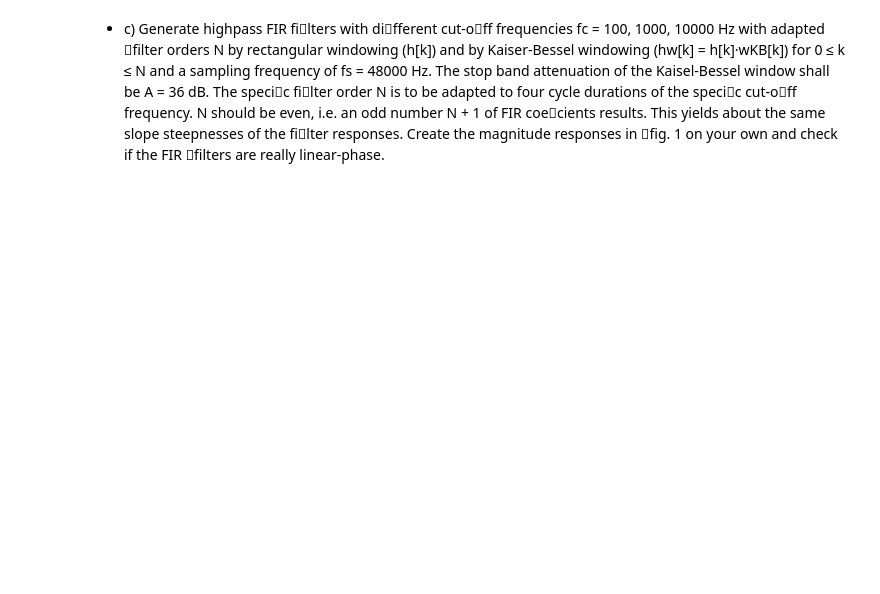
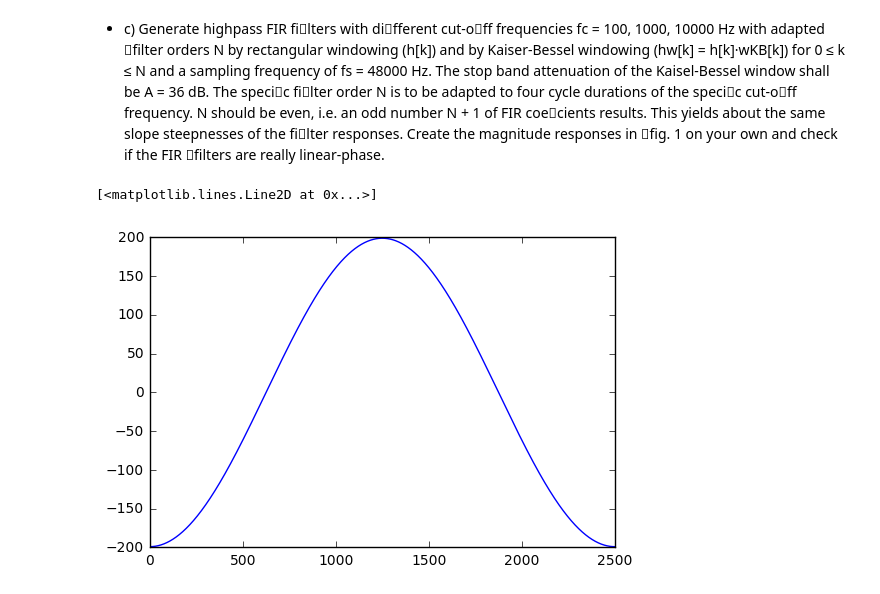
Before and after one commit to JakobHeller/DigitalSignalProcessing, a Jupyter notebook: Lab4.ipynb, the cells around one changed output. Saved outputs shown, nothing was run; the diff lists cells and outputs as text; code cells hidden in the pictures; blank space fills up the shorter version.

```diff
--- a/Lab4.ipynb
+++ b/Lab4.ipynb
@@ -83,0 +135,26 @@ A = 38
+# %%
+%matplotlib inline
+import numpy as np
+import matplotlib.pyplot as plt
+
+fc1 = 100
+fc2= 1000
+fc3= 10000
+fs = 48000
+A = 36
+bet=0.5842*(A-21)**0.4 + 0.07886*(A-21)
+N=2500#(fc1/4) #is even
+k = np.arange(-N/2,N/2)
+h1 = np.zeros(N)
+h1[0:N-2] =  -np.sin(2*np.pi*fc1*(k[0:N-2]-N/2))/np.pi*(k[0:N-2]-N/2)
+h1[N-1] = 1-2*np.pi*fc1/np.pi
+
+w_kaiser= np.kaiser(N, bet)
+plt.plot(np.fft.fft(h1,N))
+
+#sincx=np.sinc(np.linspace(-1000,1000,N, endpoint=False)) #this is the impuls response of the ideal low pass filter
+#plt.plot(np.linspace(-N,N,2500, endpoint=False),sincx)
+#plt.plot(np.linspace(-N,N,2500, endpoint=False),w_kaiser)
+# %% [output]
+[<matplotlib.lines.Line2D at 0x...>]
+[figure, added]
```
Also changed, not shown: parts of 8 cells of this notebook, 2 other files.
